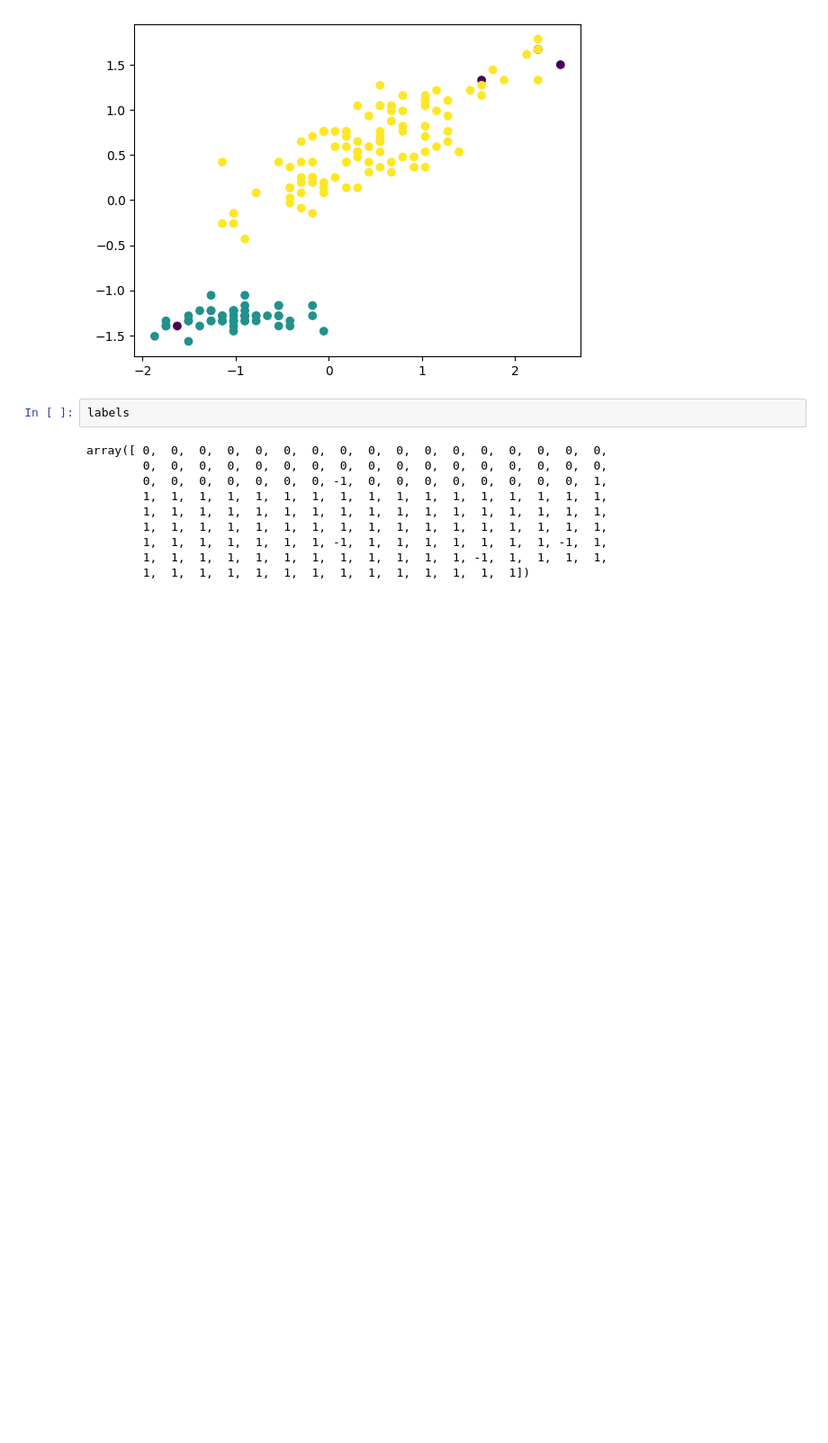
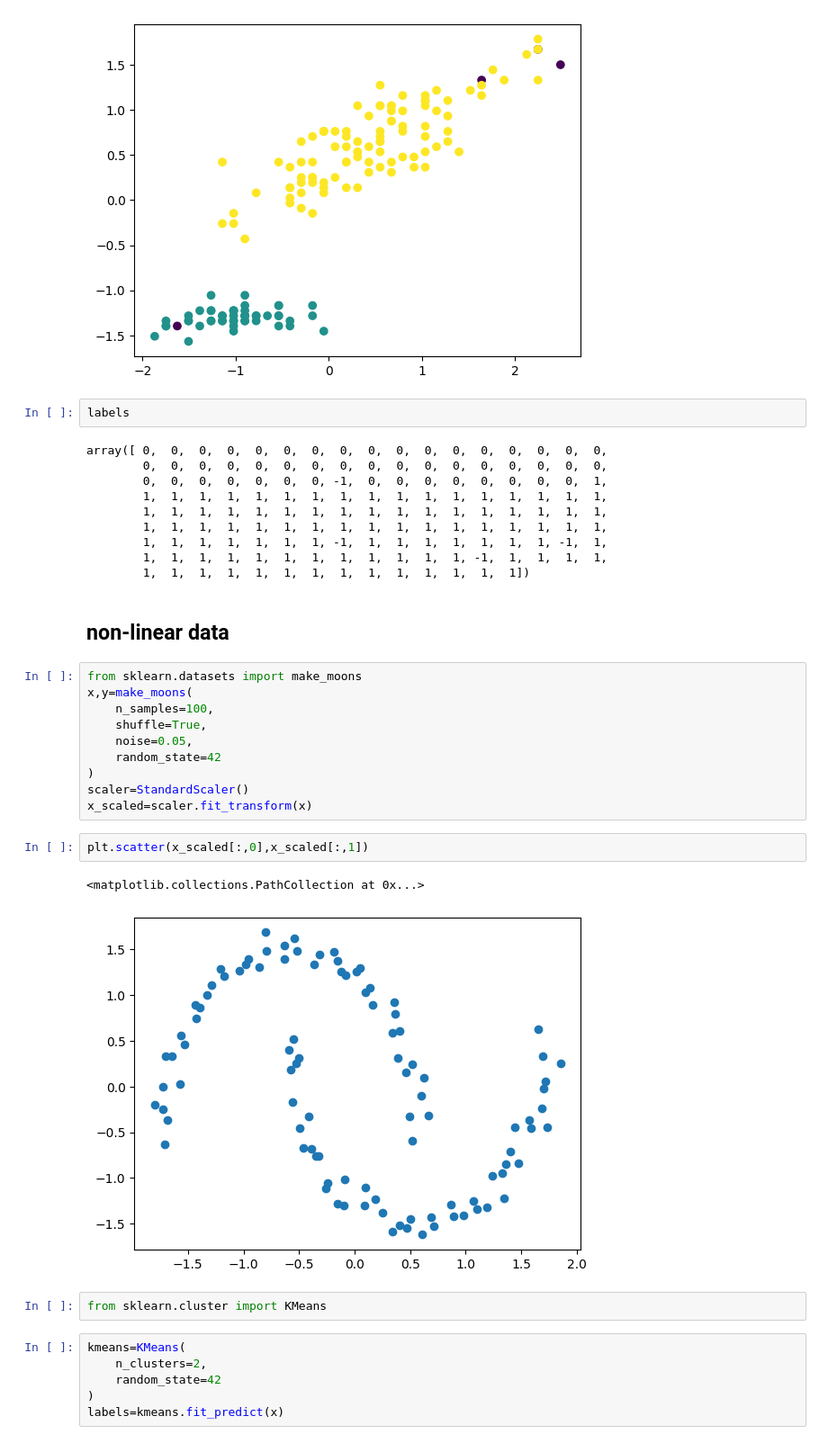
Before and after one commit to ritvikabafna/ai, a Jupyter notebook: ApnaCollegePrime/UnsupervisedML/DBSCAN.ipynb, the cells around one changed output. Shown at 90% size. Drawn from its saved outputs; the diff is of its cells as text; blank space fills up the shorter version.

```diff
--- a/ApnaCollegePrime/UnsupervisedML/DBSCAN.ipynb
+++ b/ApnaCollegePrime/UnsupervisedML/DBSCAN.ipynb
@@ -43,3 +43,28 @@ array([ 0,  0,  0,  0,  0,  0,  0,  0,  0,  0,  0,  0,  0,  0,  0,  0,  0,
         1,  1,  1,  1,  1,  1,  1, -1,  1,  1,  1,  1,  1,  1,  1, -1,  1,
         1,  1,  1,  1,  1,  1,  1,  1,  1,  1,  1,  1, -1,  1,  1,  1,  1,
         1,  1,  1,  1,  1,  1,  1,  1,  1,  1,  1,  1,  1,  1])
+# %% [markdown]
+## non-linear data
+# %%
+from sklearn.datasets import make_moons
+x,y=make_moons(
+    n_samples=100,
+    shuffle=True,
+    noise=0.05,
+    random_state=42
+)
+scaler=StandardScaler()
+x_scaled=scaler.fit_transform(x)
+# %%
+plt.scatter(x_scaled[:,0],x_scaled[:,1])
+# %% [output]
+<matplotlib.collections.PathCollection at 0x...>
+[figure, added]
+# %%
+from sklearn.cluster import KMeans
+# %%
+kmeans=KMeans(
+    n_clusters=2,
+    random_state=42
+)
+labels=kmeans.fit_predict(x)
```
Also changed, not shown: parts of 3 cells of this notebook, 5 other files.
